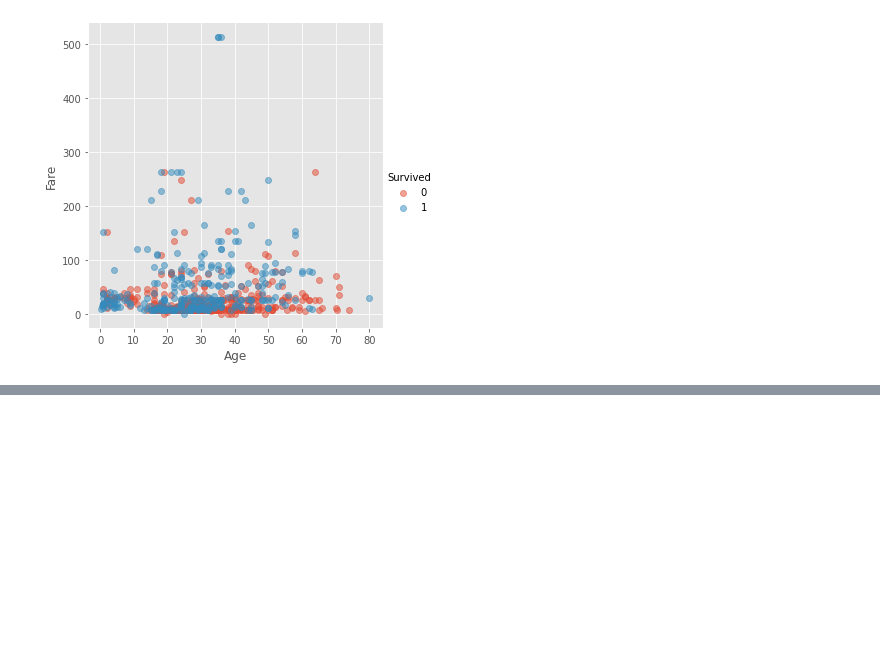
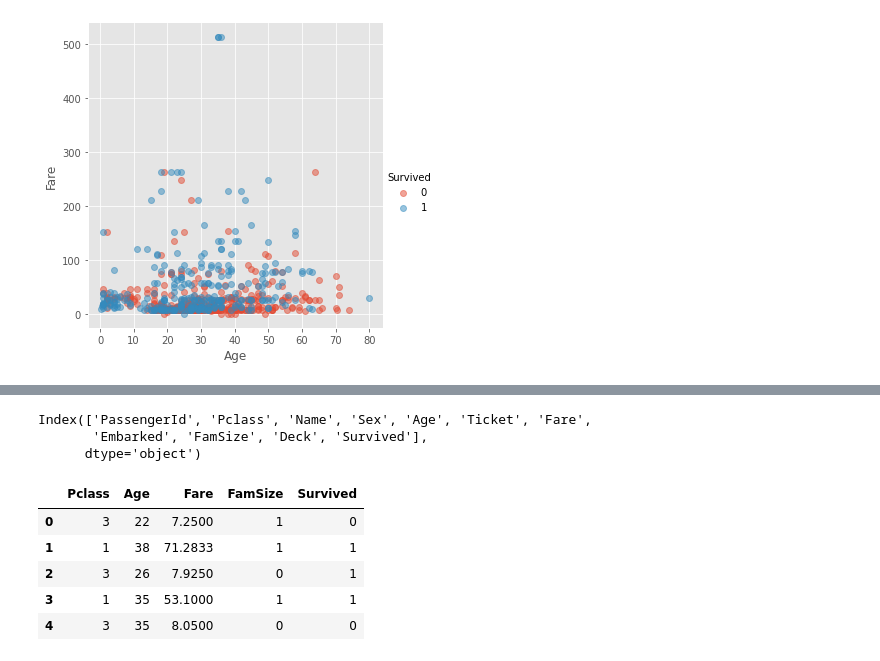
Before and after one commit to cgoeser1/MSDS422_course_assignments, a Jupyter notebook: Titanic(2021OCT17).ipynb, the cells around one changed output, grey strips where cells are left out. Cells and saved outputs as stored; diff of their text form; code cells hidden in the pictures; blank space fills up the shorter version.

```diff
--- a/Titanic(2021OCT17).ipynb
+++ b/Titanic(2021OCT17).ipynb
@@ -318,2 +371,19 @@ train.head()
+# %%
+train.columns
+# %% [output]
+Index(['PassengerId', 'Pclass', 'Name', 'Sex', 'Age', 'Ticket', 'Fare',
+       'Embarked', 'FamSize', 'Deck', 'Survived'],
+      dtype='object')
+# %%
+drop_list = ["PassengerId","Name","Ticket",'Sex',"Deck",'Embarked']
+train_keep = train.drop(labels=drop_list, axis=1)
+train_keep.head()
+# %% [output]
+|  | Pclass | Age | Fare | FamSize | Survived |
+| 0 | 3 | 22 | 7.2500 | 1 | 0 |
+| 1 | 1 | 38 | 71.2833 | 1 | 1 |
+| 2 | 3 | 26 | 7.9250 | 0 | 1 |
+| 3 | 1 | 35 | 53.1000 | 1 | 1 |
+| 4 | 3 | 35 | 8.0500 | 0 | 0 |
 # %%
 ### **View the UNSCALED correlation between select features and target.**
```
Also changed, not shown: parts of 36 cells of this notebook.
